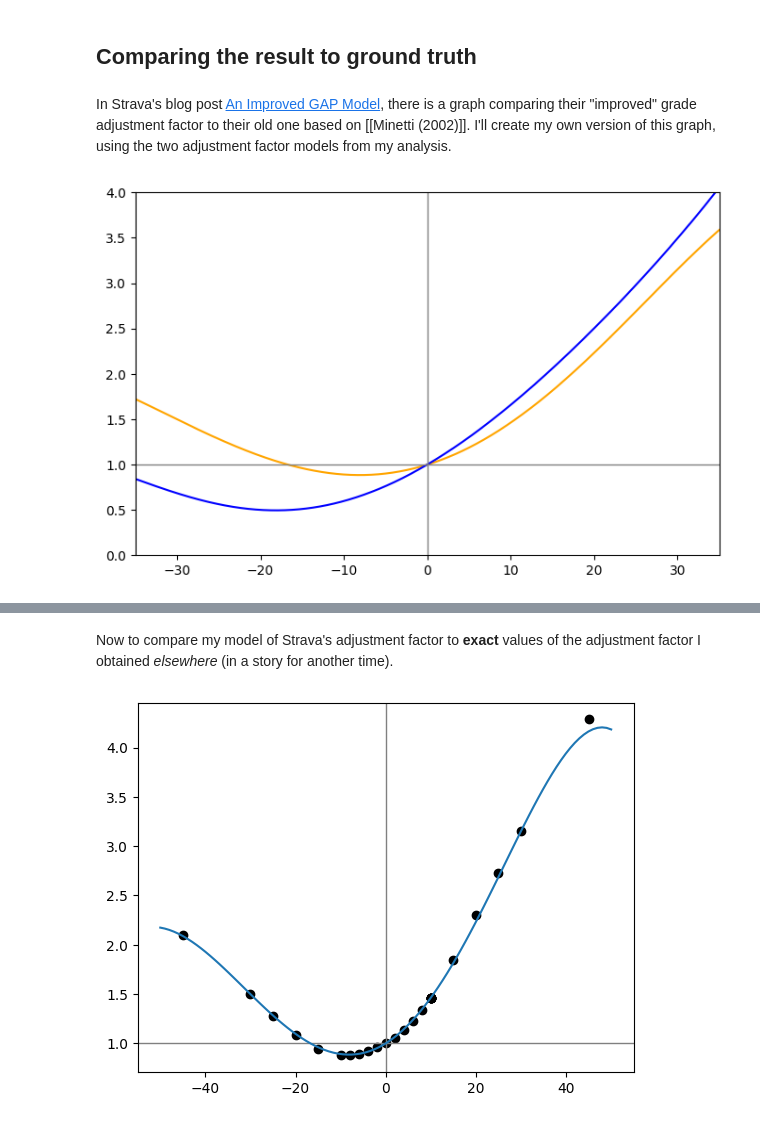
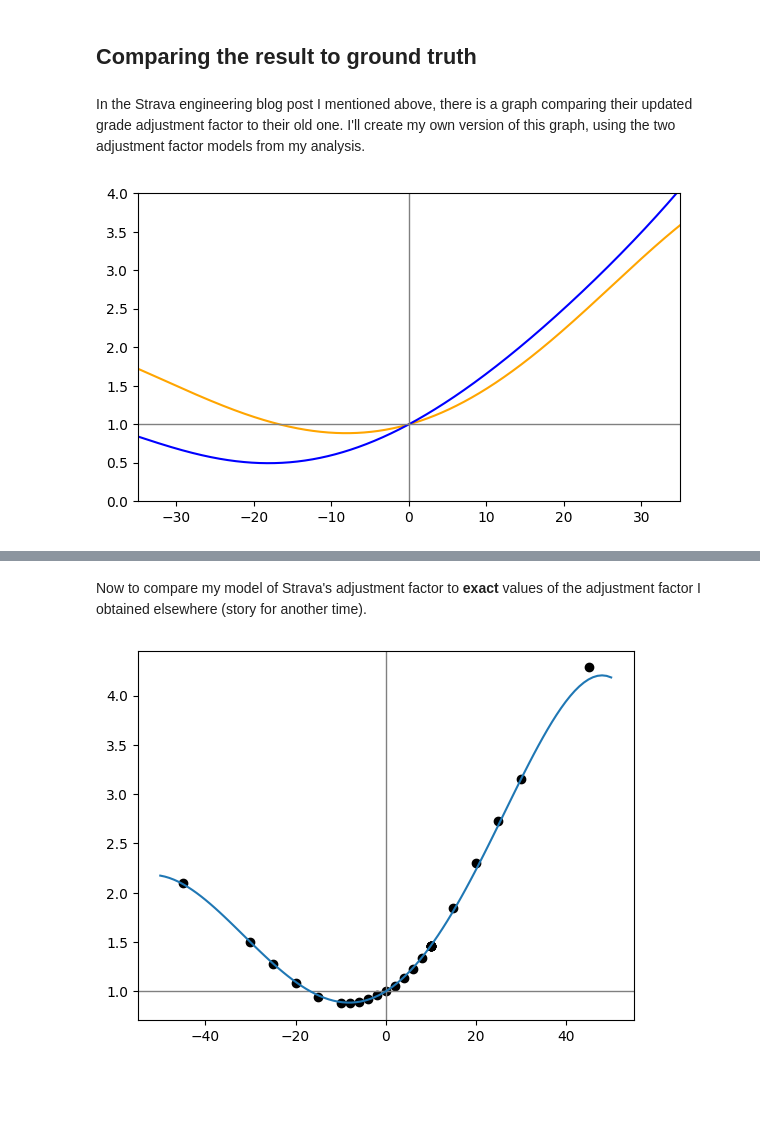
Before and after one commit to aaron-schroeder/reverse-engineering, a Jupyter notebook: grade-adjusted-pace.ipynb, the cells around one changed output, grey strips where cells are left out. Drawn from its saved outputs; the diff is of its cells as text; code cells hidden in the pictures; blank space fills up the shorter version.

```diff
--- a/grade-adjusted-pace.ipynb
+++ b/grade-adjusted-pace.ipynb
@@ -260,29 +262,29 @@ It looks like a straight line, right on the diagonal. Now, that isn't a rigorous
 # %% [markdown]
 ## Comparing the result to ground truth
 # %% [markdown]
-In Strava's blog post [An Improved GAP Model](https://medium.com/strava-engineering/an-improved-gap-model-8b07ae8886c3), there is a graph comparing their "improved" grade adjustment factor to their old one based on [[Minetti (2002)]]. I'll create my own version of this graph, using the two adjustment factor models from my analysis.
+In the Strava engineering blog post I mentioned above, there is a graph comparing their updated grade adjustment factor to their old one. I'll create my own version of this graph, using the two adjustment factor models from my analysis.
 # %%
 gradient_array = np.linspace(-35, 35, 1000)
 poly = np.polynomial.Polynomial(model.coef_)
 factor_model = poly(gradient_array)
 factor_minetti = cost_of_running(gradient_array/100.0) / cost_of_running(0.0)
 
-plt.figure(figsize=(8, 5))
+plt.figure(figsize=(7, 4))
 plt.plot(gradient_array, factor_model, color='orange')
 plt.plot(gradient_array, factor_minetti, color='blue')
 plt.axhline(1.0, color='gray', linewidth=1)
 plt.axvline(0.0, color='gray', linewidth=1)
 plt.xlim(-35, 35)
 plt.ylim(0, 4)
 plt.show()
 # %% [output]
-[figure, old version]
+[figure, new version]
 # %% [markdown]
 Look familiar??
 
 ![adjustment factor comparison plot from Strava blog](https://miro.medium.com/v2/resize:fit:1100/format:webp/1*_TwofsNS872wbUS12ykKPQ.png)
 # %% [markdown]
-Now to compare my model of Strava's adjustment factor to **exact** values of the adjustment factor I obtained *elsewhere* (in a story for another time).
+Now to compare my model of Strava's adjustment factor to **exact** values of the adjustment factor I obtained elsewhere (story for another time).
 # %%
 from specialsauce.datasets import load_ngp_gap
 
```
Also changed, not shown: parts of 3 cells of this notebook.
